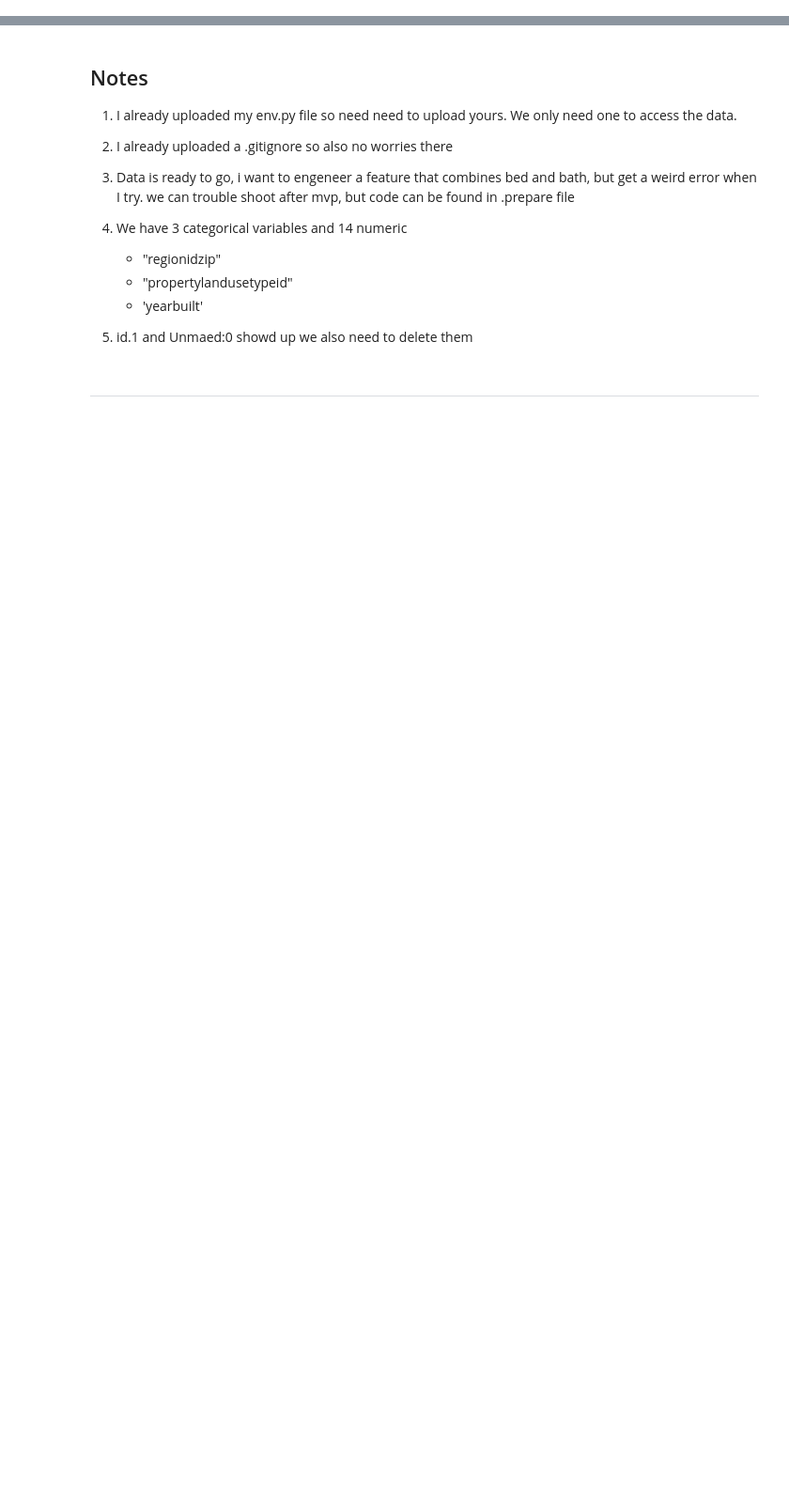
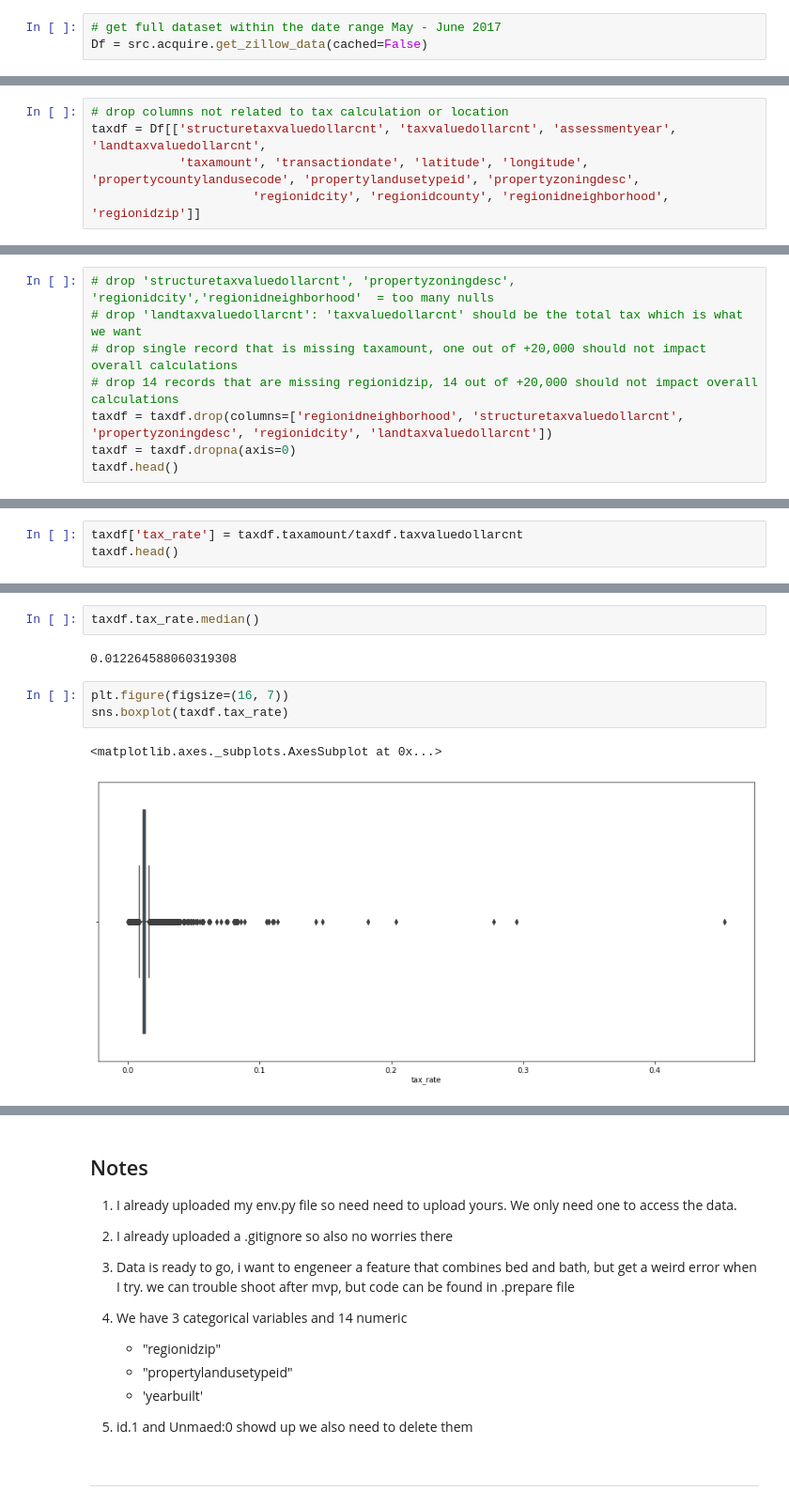
Before and after one commit to CY-Data-Services/zillow_regression_project, a Jupyter notebook: Zillow Regression Project/ryvyns_notebook.ipynb, the cells around one changed output, grey strips where cells are left out. Shown at 94% size. Drawn from its saved outputs; the diff is of its cells as text; blank space fills up the shorter version.

```diff
--- a/Zillow Regression Project/ryvyns_notebook.ipynb
+++ b/Zillow Regression Project/ryvyns_notebook.ipynb
@@ -5,0 +13,3 @@ import src.model
+# %%
+# get full dataset within the date range May - June 2017
+Df = src.acquire.get_zillow_data(cached=False)
@@ -5,0 +20,5 @@ import src.model
+# %%
+# drop columns not related to tax calculation or location
+taxdf = Df[['structuretaxvaluedollarcnt', 'taxvaluedollarcnt', 'assessmentyear', 'landtaxvaluedollarcnt',
+            'taxamount', 'transactiondate', 'latitude', 'longitude', 'propertycountylandusecode', 'propertylandusetypeid', 'propertyzoningdesc',
+                      'regionidcity', 'regionidcounty', 'regionidneighborhood', 'regionidzip']]
@@ -5,0 +44,8 @@ import src.model
+# %%
+# drop 'structuretaxvaluedollarcnt', 'propertyzoningdesc', 'regionidcity','regionidneighborhood'  = too many nulls
+# drop 'landtaxvaluedollarcnt': 'taxvaluedollarcnt' should be the total tax which is what we want
+# drop single record that is missing taxamount, one out of +20,000 should not impact overall calculations
+# drop 14 records that are missing regionidzip, 14 out of +20,000 should not impact overall calculations
+taxdf = taxdf.drop(columns=['regionidneighborhood', 'structuretaxvaluedollarcnt', 'propertyzoningdesc', 'regionidcity', 'landtaxvaluedollarcnt'])
+taxdf = taxdf.dropna(axis=0)
+taxdf.head()
@@ -5,0 +73,3 @@ import src.model
+# %%
+taxdf['tax_rate'] = taxdf.taxamount/taxdf.taxvaluedollarcnt
+taxdf.head()
@@ -5,0 +96,10 @@ import src.model
+# %%
+taxdf.tax_rate.median()
+# %% [output]
+0.012264588060319308
+# %%
+plt.figure(figsize=(16, 7))
+sns.boxplot(taxdf.tax_rate)
+# %% [output]
+<matplotlib.axes._subplots.AxesSubplot at 0x...>
+[figure, added]
```
Also changed, not shown: parts of 18 cells of this notebook.
